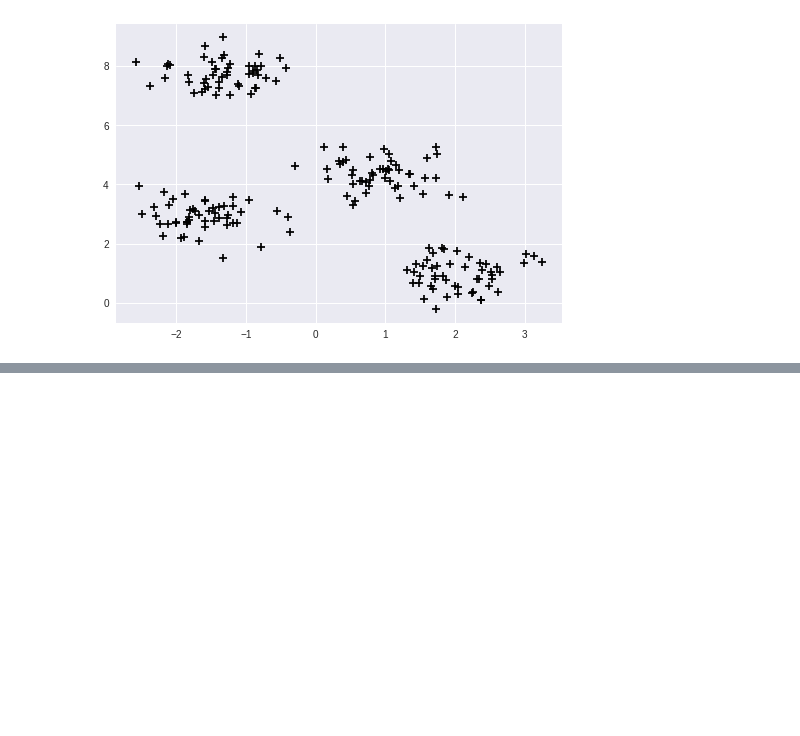
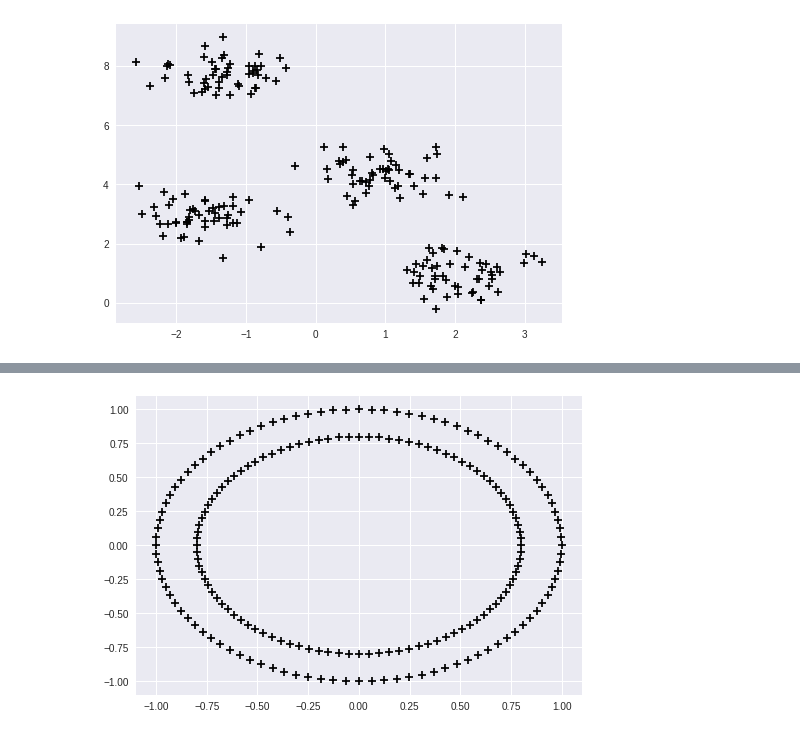
Before and after one commit to murtazamnm/DataScience, a Jupyter notebook: ITDS_Clustering.ipynb, the cells around one changed output, grey strips where cells are left out. Drawn from its saved outputs; the diff is of its cells as text; code cells hidden in the pictures; blank space fills up the shorter version.

```diff
--- a/ITDS_Clustering.ipynb
+++ b/ITDS_Clustering.ipynb
@@ -11,0 +68,10 @@ plt.show()
+# %%
+from sklearn.datasets import make_circles
+
+plt.style.use('seaborn')
+x,y = make_circles(n_samples = 200, noise=0, shuffle = True, random_state=0)
+
+plt.scatter(x[:,0],x[:,1],c='k', marker='+',s=50)
+plt.show()
+# %% [output]
+[figure, added]
```
Also changed, not shown: parts of 7 cells of this notebook.
